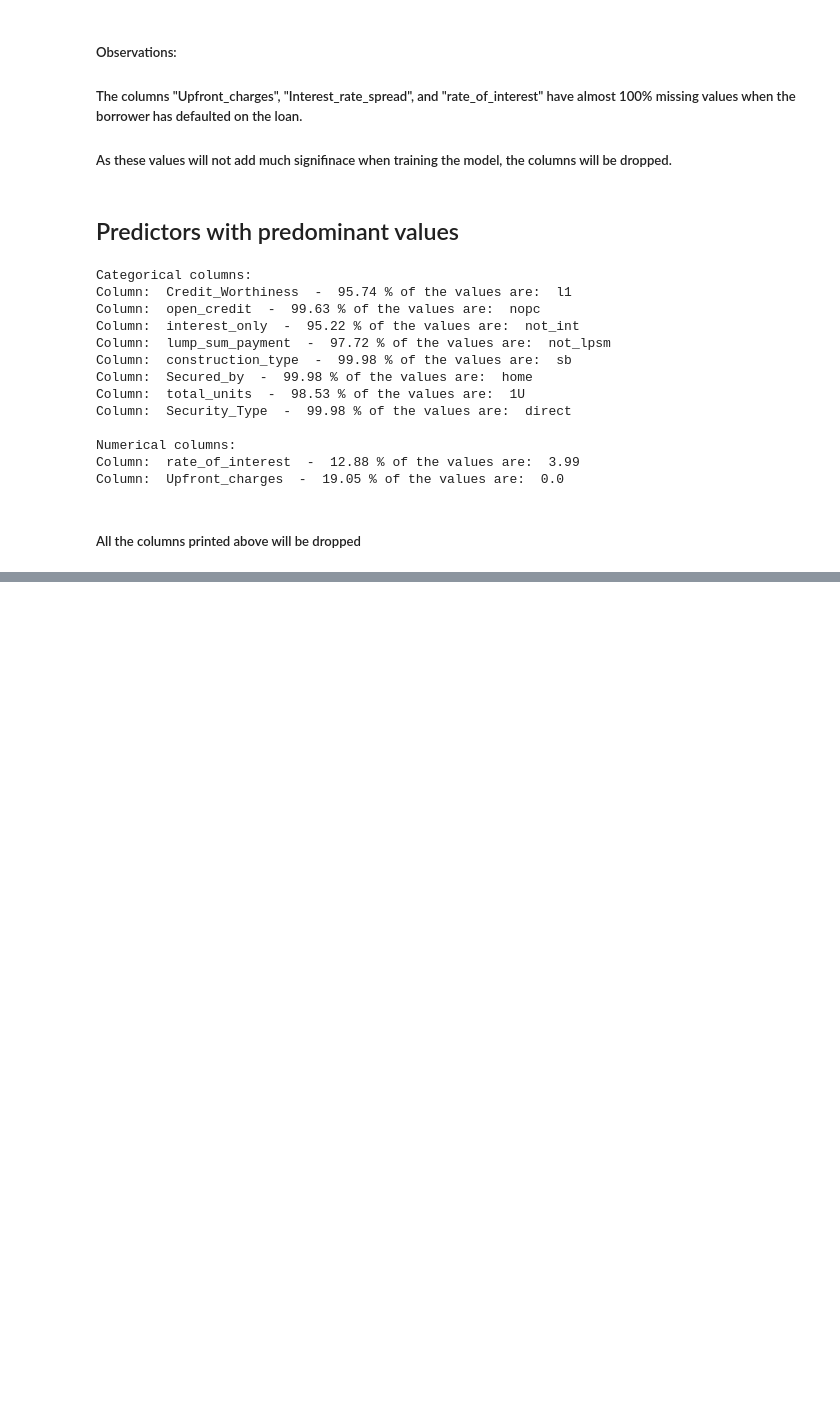
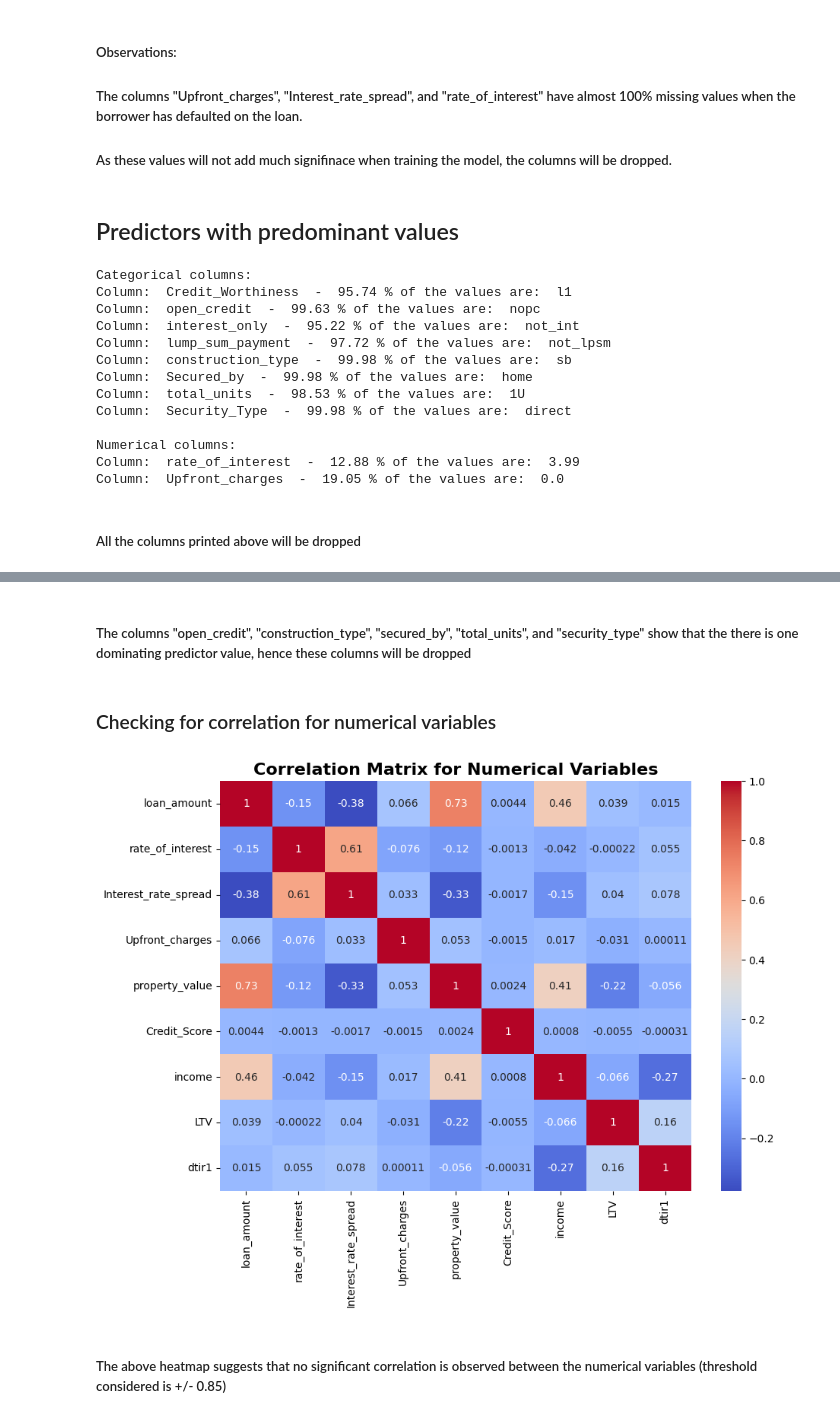
Before and after one commit to adharshvenkat/loan-defaults-prediction, a Jupyter notebook: notebooks/eda.ipynb, the cells around one changed output, grey strips where cells are left out. Cells and saved outputs as stored; diff of their text form; code cells hidden in the pictures; blank space fills up the shorter version.

```diff
--- a/notebooks/eda.ipynb
+++ b/notebooks/eda.ipynb
@@ -120,0 +150,15 @@ Column:  Upfront_charges  -  19.05 % of the values are:  0.0
+# %% [markdown]
+##### The columns "open_credit", "construction_type", "secured_by", "total_units", and "security_type" show that the there is one dominating predictor value, hence these columns will be dropped
+# %% [markdown]
+### Checking for correlation for numerical variables
+# %%
+num_df = df[numerical_columns]
+correlation_matrix = num_df.corr()
+plt.figure(figsize=(10,7))
+plt.title("Correlation Matrix for Numerical Variables", fontsize=16, fontweight="bold")
+sns.heatmap(correlation_matrix, annot=True, cmap="coolwarm")
+plt.show()
+# %% [output]
+[figure, added]
+# %% [markdown]
+##### The above heatmap suggests that no significant correlation is observed between the numerical variables (threshold considered is +/- 0.85)
```
Also changed, not shown: parts of 3 cells of this notebook.
